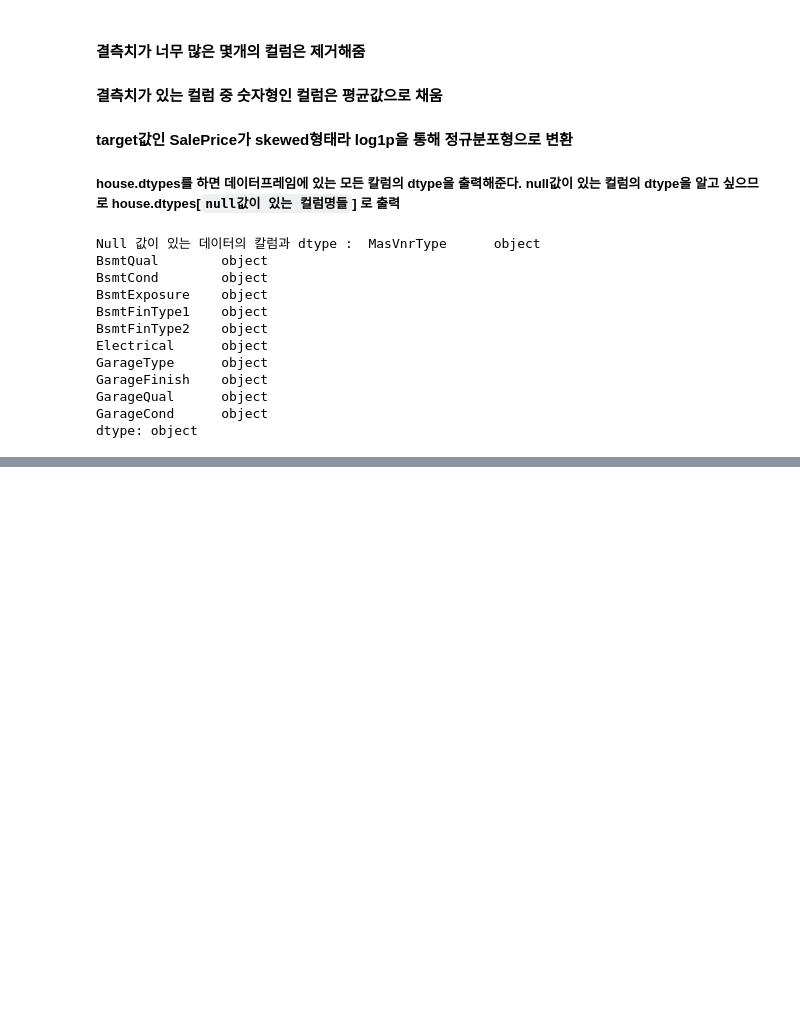
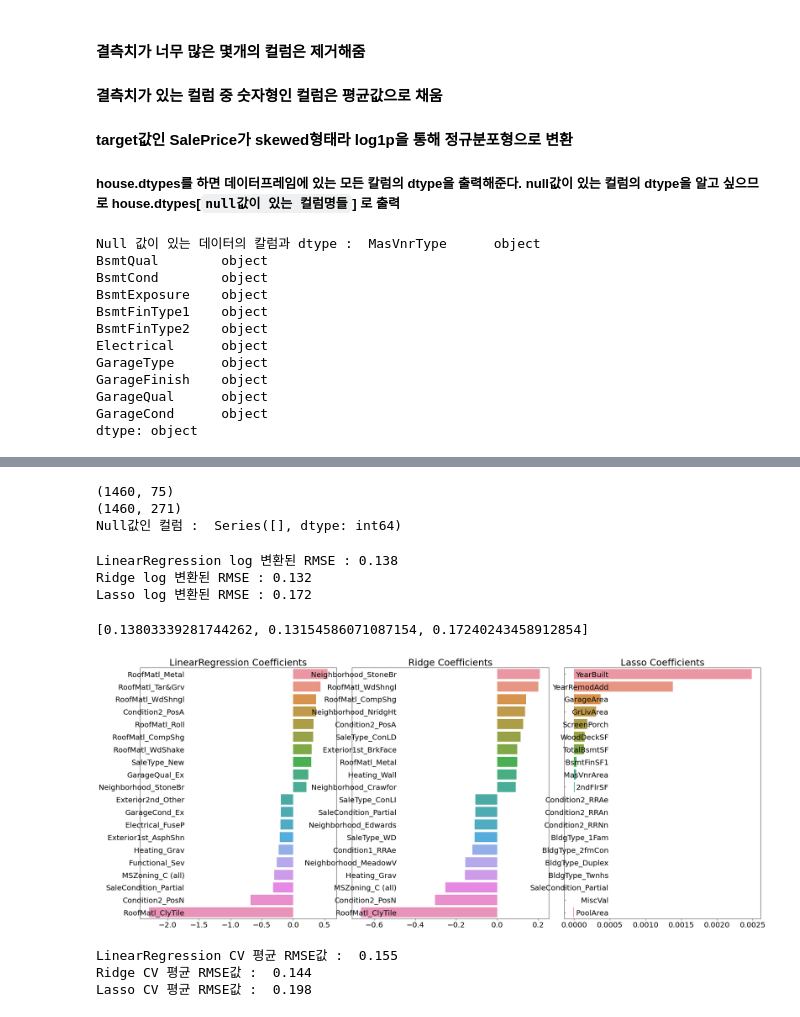
Before and after one commit to ksh960910/ML, a Jupyter notebook: house prices prediction.ipynb, the cells around one changed output, grey strips where cells are left out. Drawn from its saved outputs; the diff is of its cells as text; code cells hidden in the pictures; blank space fills up the shorter version.

Commit message:
visualize coefficients

```diff
--- a/house prices prediction.ipynb
+++ b/house prices prediction.ipynb
@@ -107,0 +135,9 @@ dtype: object
+# %%
+print(house.shape)
+house_ohe = pd.get_dummies(house)
+print(house_ohe.shape)
+print('Null값인 컬럼 : ', house_ohe.isna().sum()[house_ohe.isna().sum()>0])
+# %% [output]
+(1460, 75)
+(1460, 271)
+Null값인 컬럼 :  Series([], dtype: int64)
@@ -107,0 +163,65 @@ dtype: object
+# %%
+X_data = house_ohe.drop('SalePrice',axis=1)
+y_target = house_ohe['SalePrice']
+
+X_train, X_test, y_train, y_test = train_test_split(X_data, y_target,
+                                                   test_size=0.3,
+                                                   random_state=23)
+lr_reg = LinearRegression()
+lr_reg.fit(X_train, y_train)
+
+ridge_reg = Ridge()
+ridge_reg.fit(X_train, y_train)
+
+lasso_reg = Lasso()
+lasso_reg.fit(X_train, y_train)
+
+models = [lr_reg, ridge_reg, lasso_reg]
+get_rmses(models)
+# %% [output]
+LinearRegression log 변환된 RMSE : 0.138
+Ridge log 변환된 RMSE : 0.132
+Lasso log 변환된 RMSE : 0.172
+[0.13803339281744262, 0.13154586071087154, 0.17240243458912854]
+# %%
+def get_coef(model):
+    coef = pd.Series(model.coef_, index=X_data.columns)
+    coef_high = coef.sort_values(ascending=False)[:10]
+    coef_low = coef.sort_values(ascending=False)[-10:]
+
+    return coef_high, coef_low
+# %%
+import matplotlib.pyplot as plt
+import seaborn as sns
+
+def coef_graph(models):
+    fig, axs = plt.subplots(figsize=(24,10), nrows=1, ncols=3)
+    fig.tight_layout()
+    for num, model in enumerate(models):
+        coef_high, coef_low = get_coef(model)
+        coef_concat = pd.concat([coef_high, coef_low])
+        axs[num].set_title(model.__class__.__name__+' Coefficients', size=25)
+        axs[num].tick_params(axis='y', direction='in', pad=-120)
+        for label in (axs[num].get_xticklabels() + axs[num].get_yticklabels()):
+            label.set_fontsize(20)
+
+        sns.barplot(x=coef_concat.values, y=coef_concat.index, ax=axs[num])
+
+coef_graph(models)
+# %% [output]
+[figure, added]
+# %%
+from sklearn.model_selection import cross_val_score
+
+def get_avg_cv(models):
+    for model in models:
+        rmse_list = np.sqrt(-cross_val_score(model, X_data, y_target,
+                                   scoring='neg_mean_squared_error', cv=5))
+        rmse_avg = np.mean(rmse_list)
+        print(f'{model.__class__.__name__} CV 평균 RMSE값 : {rmse_avg : .3f}')
+
+get_avg_cv(models)
+# %% [output]
+LinearRegression CV 평균 RMSE값 :  0.155
+Ridge CV 평균 RMSE값 :  0.144
+Lasso CV 평균 RMSE값 :  0.198
```
Also changed, not shown: parts of 5 cells of this notebook.
